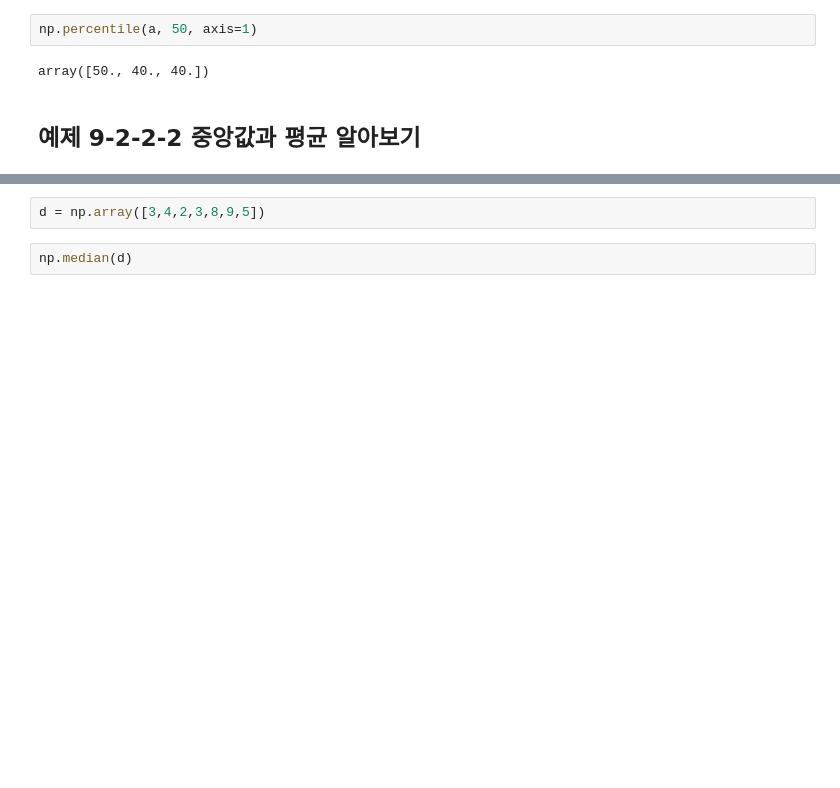
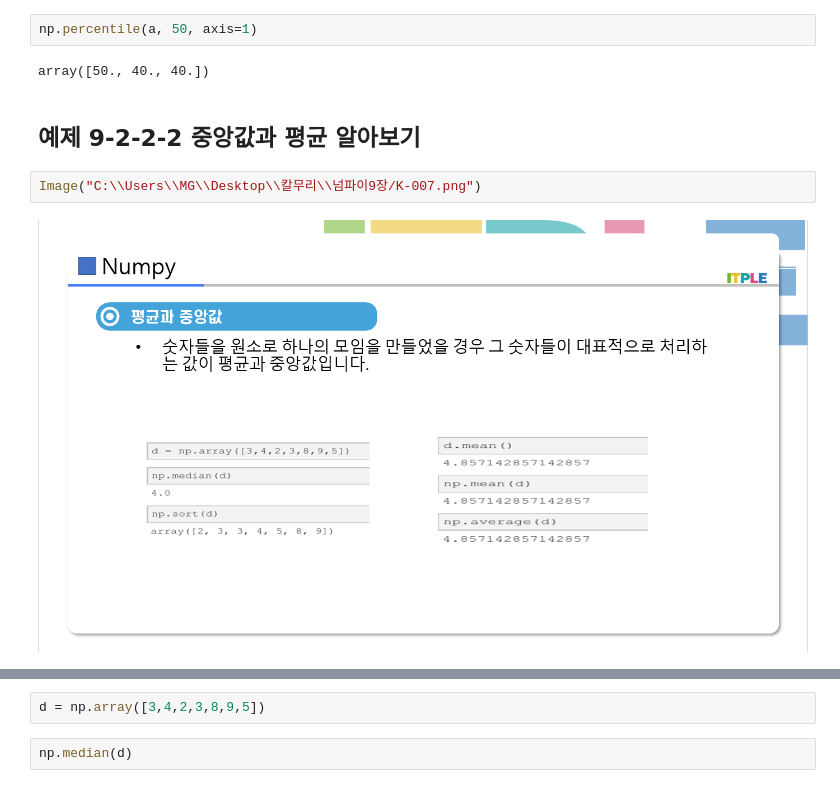
Before and after one commit to zerosum99/numpy_itple, a Jupyter notebook: 09장/numpy_chapter_9_2_2.ipynb, the cells around one changed output, grey strips where cells are left out. Drawn from its saved outputs; the diff is of its cells as text; blank space fills up the shorter version.

```diff
--- a/09장/numpy_chapter_9_2_2.ipynb
+++ b/09장/numpy_chapter_9_2_2.ipynb
@@ -66,3 +76,7 @@ np.percentile(a, 50, axis=1)
 array([50., 40., 40.])
 # %% [markdown]
 ## 예제 9-2-2-2  중앙값과 평균 알아보기
+# %%
+Image("C:\\Users\\MG\\Desktop\\칼무리\\넘파이9장/K-007.png")
+# %% [output]
+[figure, added]
```
Also changed, not shown: parts of 8 cells of this notebook, 12 other files.
